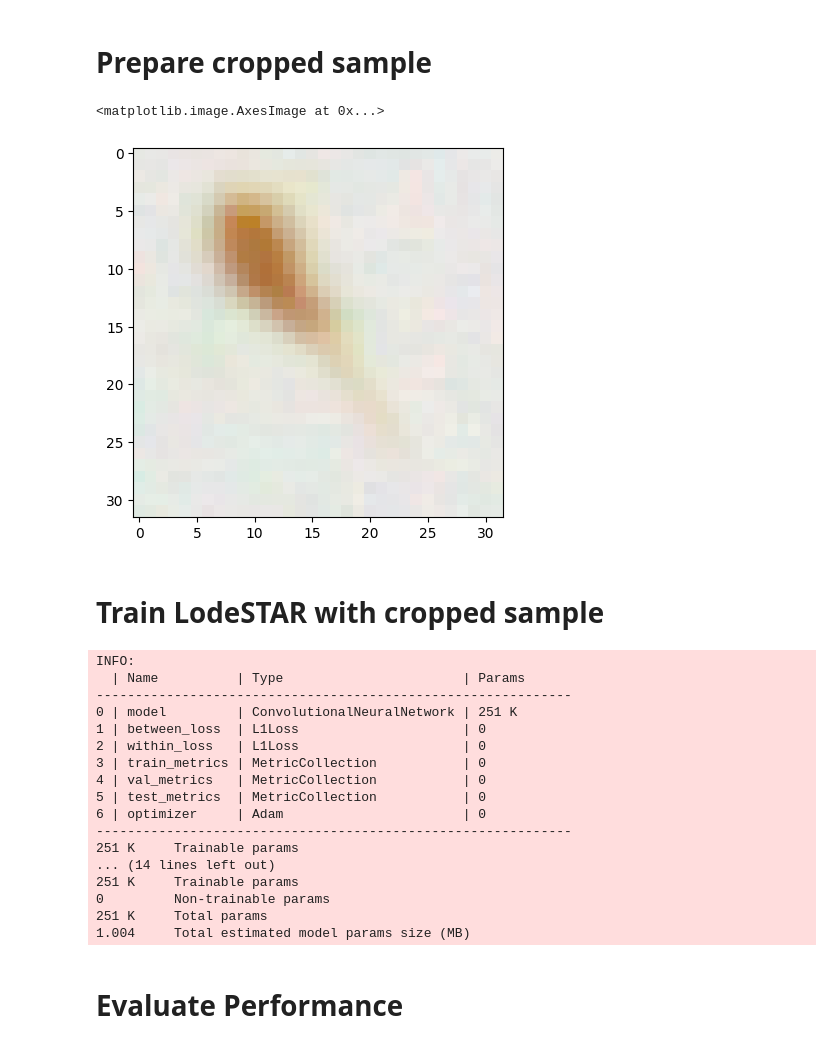
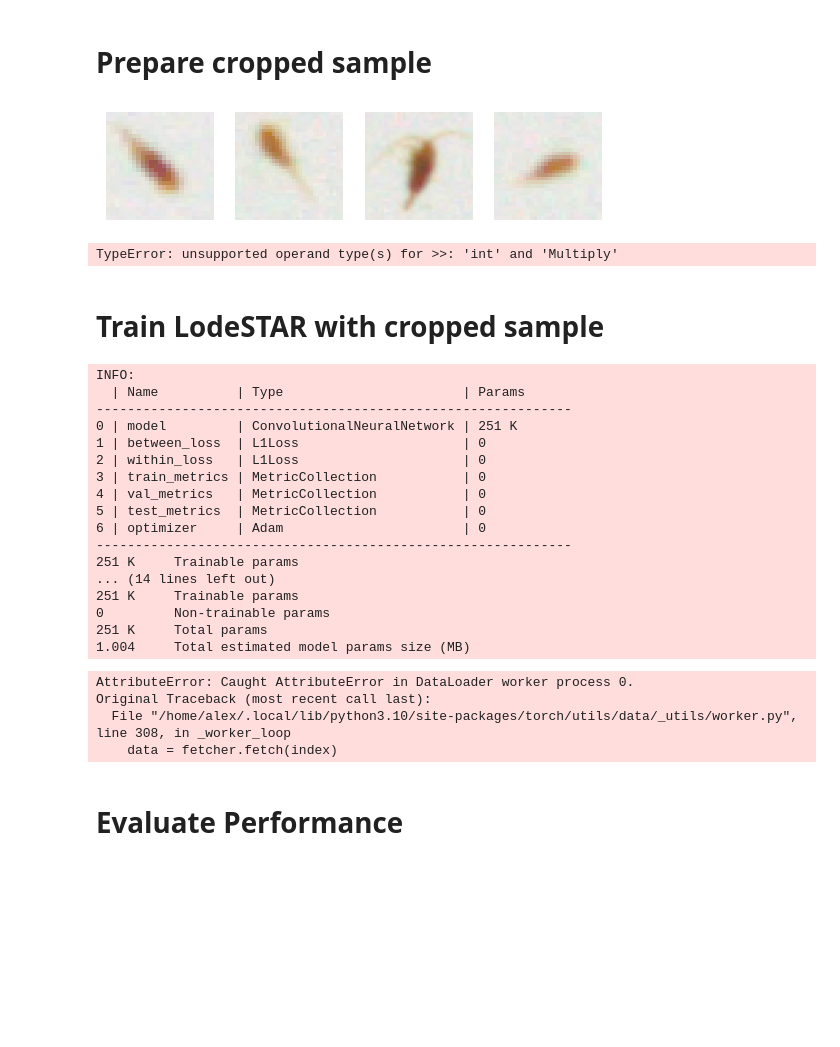
Before and after one commit to Pwhsky/copepod-image-analysis, a Jupyter notebook: lodestar_analysis.ipynb, the cells around one changed output. Cells and saved outputs as stored; diff of their text form; code cells hidden in the pictures; blank space fills up the shorter version.

Commit message:
training on multiple images

```diff
--- a/lodestar_analysis.ipynb
+++ b/lodestar_analysis.ipynb
@@ -20,31 +19,55 @@ plt.imshow(image)
 # %% [markdown]
 # Prepare cropped sample
 # %%
-crop_size = 32
-y_index = 1864
-x_index = 920
-
 '''
 Example crops for cope_1.png:
 
 crop_size = 25
 y_index = 1875
 x_index = 1785
 
 crop_size = 32
 y_index = 1864
 x_index = 920
 
-crop_size = 70
+crop_size = 40
 y_index = 1970
 x_index = 850
 
+crop_size = 30
+y_index = 2345
+x_index = 1070
+
+cope_2.png:
+
+crop_size = 30
+y_index = 1770
+x_index = 608
+
+
+crop_size = 35
+y_index = 1675
+x_index = 450
 '''
 
+crops = [25,32,40,30]
+ys    = [1875,1864,1970,2345]
+xs    = [1785,920,850,1070]
 
-x0,y0 = y_index-crop_size // 2, x_index - crop_size//2
-training_image = np.array(   image[x0:x0+crop_size, y0: y0 + crop_size])
-plt.imshow(training_image)
+#x0,y0 = y_index-crop_size // 2, x_index - crop_size//2
+#training_image = np.array(   image[x0:x0+crop_size, y0: y0 + crop_size])
+
+
+for i in range(len(crops)):
+    y_index = ys[i]
+    x_index = xs[i]
+    crop_size = crops[i]
+
+    x0,y0 = y_index-crop_size // 2, x_index - crop_size//2
+    training_image = np.array(   image[x0:x0+crop_size, y0: y0 + crop_size])
+    np.save(f"training_set/{i}.npy",training_image)
+    plt.subplot(1,4,i+1)
+    plt.axis("off")
+    plt.imshow(training_image)
 # %% [output]
-<matplotlib.image.AxesImage at 0x...>
-[figure, old version]
+[figure, new version]
@@ -51,4 +76,5 @@ plt.imshow(training_image)
 # %%
+
 training_pipeline = (
     dt.Value(training_image)
     >> dt.Multiply(lambda: np.random.uniform(0.9, 1.1))
@@ -57,4 +83,6 @@ training_pipeline = (
     >> dt.pytorch.ToTensor(dtype=torch.float32)
 )
 training_dataset = dt.pytorch.Dataset(training_pipeline, length=400, replace=False)
+# %% [output]
+TypeError: unsupported operand type(s) for >>: 'int' and 'Multiply'
 # %%
@@ -62,7 +90,7 @@ dataloader = dl.DataLoader(training_dataset,batch_size=8,shuffle=True,num_worker
 # %% [markdown]
 # Train LodeSTAR with cropped sample
 # %%
-epochs = 6
+epochs = 5
 lodestar = dl.LodeSTAR(n_transforms=4,optimizer=dl.Adam(lr=1e-4)).build()
 trainer = dl.Trainer(max_epochs=epochs)
 trainer.fit(lodestar,dataloader)
@@ -84,6 +112,10 @@ INFO:
 0         Non-trainable params
 251 K     Total params
 1.004     Total estimated model params size (MB)
+AttributeError: Caught AttributeError in DataLoader worker process 0.
+Original Traceback (most recent call last):
+  File "/home/alex/.local/lib/python3.10/site-packages/torch/utils/data/_utils/worker.py", line 308, in _worker_loop
+    data = fetcher.fetch(index)
 # %% [markdown]
 # Evaluate Performance
 # %%
```
Also changed, not shown: parts of 6 cells of this notebook, 18 other files.
